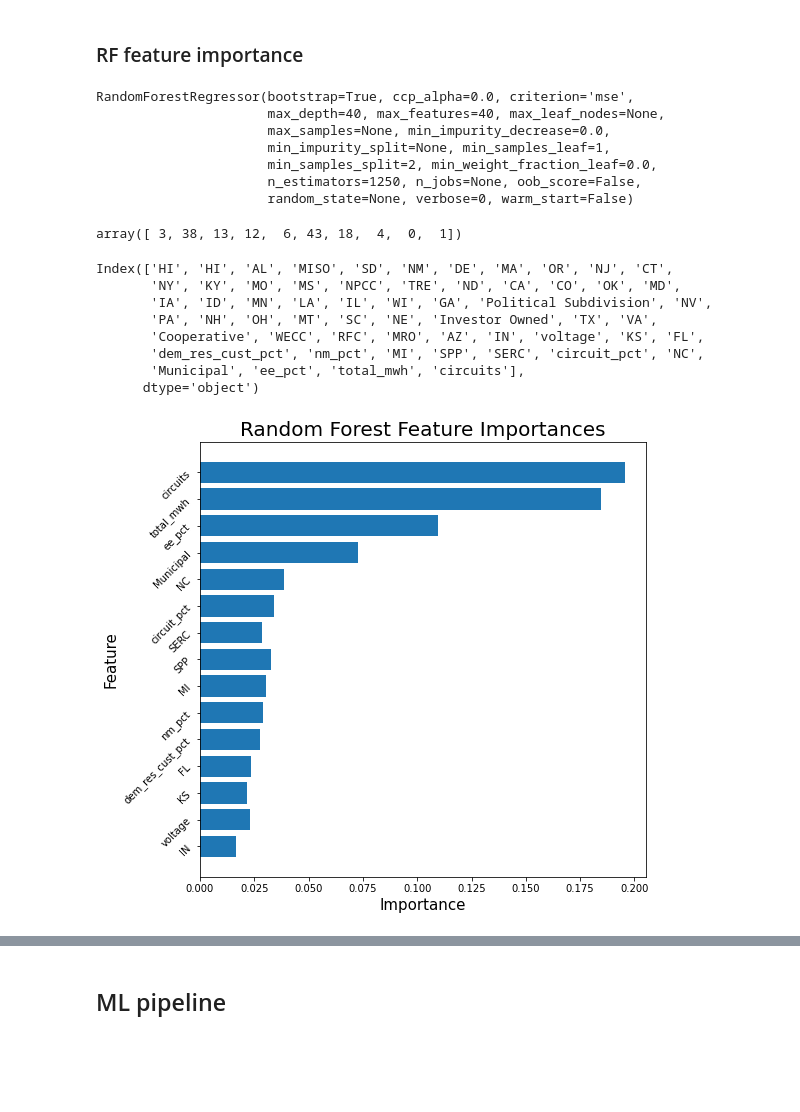
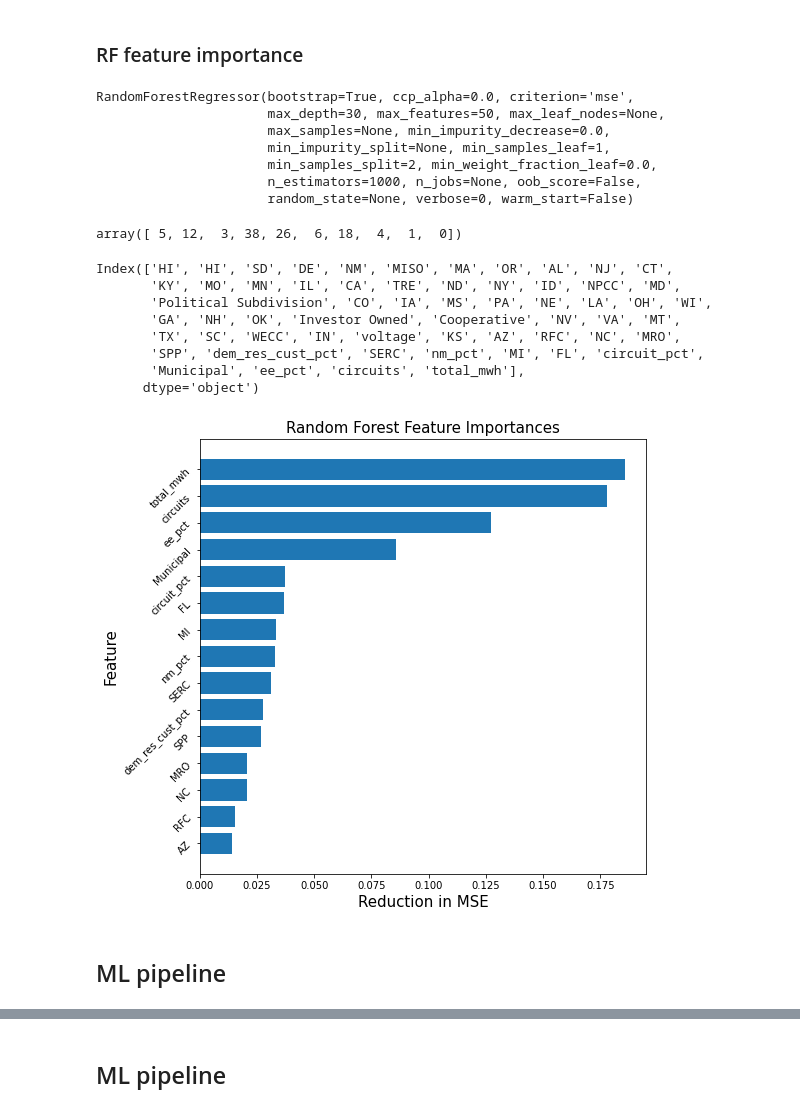
Before and after one commit to gloriadli/DS1_Final_Project, a Jupyter notebook: Attempt-4-Modelling.ipynb, the cells around one changed output, grey strips where cells are left out. Saved outputs shown, nothing was run; the diff lists cells and outputs as text; code cells hidden in the pictures; blank space fills up the shorter version.

```diff
--- a/Attempt-4-Modelling.ipynb
+++ b/Attempt-4-Modelling.ipynb
@@ -514,42 +613,45 @@ rf_mod = tune_rf.best_estimator_
 # %% [markdown]
 ### RF feature importance
 # %%
-#rf = RF(n_estimators=1250, max_features=40, max_depth=40)
+rf = RF(n_estimators=1000, max_features=50, max_depth=30)
 # %%
-rf_mod.fit(train_X_log,train_y_log)
+rf.fit(train_X_log,train_y_log)
 # %% [output]
 RandomForestRegressor(bootstrap=True, ccp_alpha=0.0, criterion='mse',
-                      max_depth=40, max_features=40, max_leaf_nodes=None,
+                      max_depth=30, max_features=50, max_leaf_nodes=None,
                       max_samples=None, min_impurity_decrease=0.0,
                       min_impurity_split=None, min_samples_leaf=1,
                       min_samples_split=2, min_weight_fraction_leaf=0.0,
-                      n_estimators=1250, n_jobs=None, oob_score=False,
+                      n_estimators=1000, n_jobs=None, oob_score=False,
                       random_state=None, verbose=0, warm_start=False)
 # %%
-sorted_idx = rf_mod.feature_importances_.argsort()
+sorted_idx = rf.feature_importances_.argsort()
 # %%
 sorted_idx[-10:]
 # %% [output]
-array([ 3, 38, 13, 12,  6, 43, 18,  4,  0,  1])
+array([ 5, 12,  3, 38, 26,  6, 18,  4,  1,  0])
 # %%
 train_X_log.columns[sorted_idx]
 # %% [output]
-Index(['HI', 'HI', 'AL', 'MISO', 'SD', 'NM', 'DE', 'MA', 'OR', 'NJ', 'CT',
-       'NY', 'KY', 'MO', 'MS', 'NPCC', 'TRE', 'ND', 'CA', 'CO', 'OK', 'MD',
-       'IA', 'ID', 'MN', 'LA', 'IL', 'WI', 'GA', 'Political Subdivision', 'NV',
-       'PA', 'NH', 'OH', 'MT', 'SC', 'NE', 'Investor Owned', 'TX', 'VA',
-       'Cooperative', 'WECC', 'RFC', 'MRO', 'AZ', 'IN', 'voltage', 'KS', 'FL',
-       'dem_res_cust_pct', 'nm_pct', 'MI', 'SPP', 'SERC', 'circuit_pct', 'NC',
-       'Municipal', 'ee_pct', 'total_mwh', 'circuits'],
+Index(['HI', 'HI', 'SD', 'DE', 'NM', 'MISO', 'MA', 'OR', 'AL', 'NJ', 'CT',
+       'KY', 'MO', 'MN', 'IL', 'CA', 'TRE', 'ND', 'NY', 'ID', 'NPCC', 'MD',
+       'Political Subdivision', 'CO', 'IA', 'MS', 'PA', 'NE', 'LA', 'OH', 'WI',
+       'GA', 'NH', 'OK', 'Investor Owned', 'Cooperative', 'NV', 'VA', 'MT',
+       'TX', 'SC', 'WECC', 'IN', 'voltage', 'KS', 'AZ', 'RFC', 'NC', 'MRO',
+       'SPP', 'dem_res_cust_pct', 'SERC', 'nm_pct', 'MI', 'FL', 'circuit_pct',
+       'Municipal', 'ee_pct', 'circuits', 'total_mwh'],
       dtype='object')
 # %%
 plt.figure(figsize=(8, 8))
-plt.title("Random Forest Feature Importances", fontsize=20)
+plt.title("Random Forest Feature Importances", fontsize=15)
 plt.ylabel("Feature", fontsize=15)
 plt.yticks(fontsize=10, rotation=45)
 plt.xticks(fontsize=10)
-plt.xlabel("Importance", fontsize=15)
+plt.xlabel("Reduction in MSE", fontsize=15)
 plt.barh(train_X_log.columns[sorted_idx[-15:]], rf.feature_importances_[sorted_idx[-15:]])
-plt.savefig('experiment_4_rf_importances.png')
+
+plt.savefig('experiment_4_rf_importances.png', bbox_inches="tight")
 # %% [output]
-[figure, old version]
+[figure, new version]
+# %% [markdown]
+## ML pipeline
```
Also changed, not shown: parts of 103 cells of this notebook, 18 other files.
